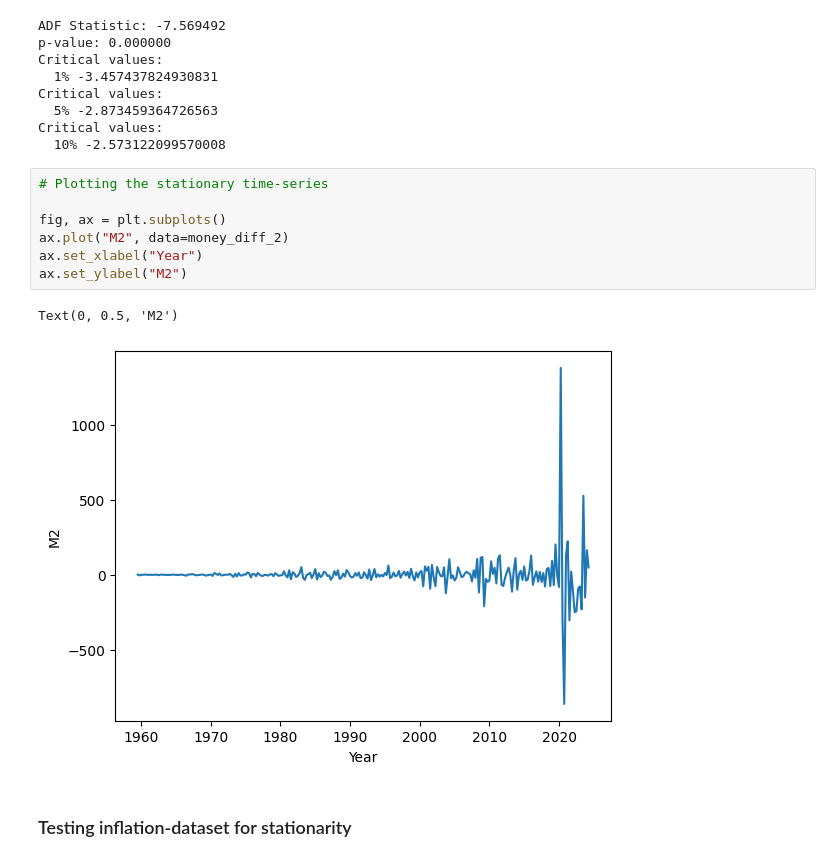
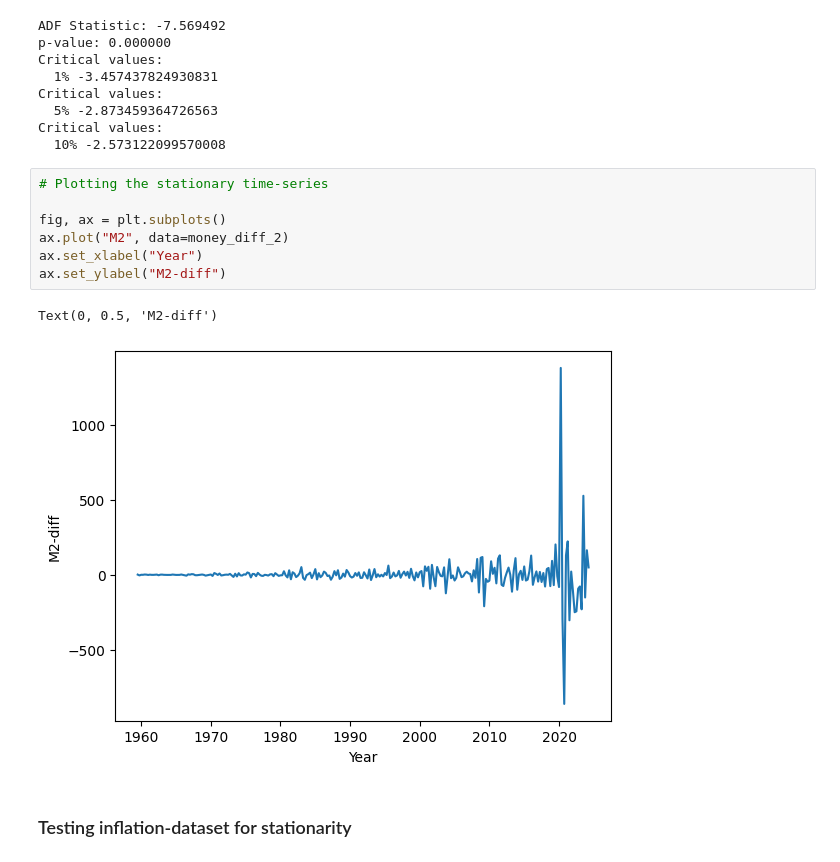
Before and after one commit to niklas0801/VAR_Models, a Jupyter notebook: VAR_model.ipynb, the cells around one changed output. Saved outputs shown, nothing was run; the diff lists cells and outputs as text.

```diff
--- a/VAR_model.ipynb
+++ b/VAR_model.ipynb
@@ -200,13 +200,13 @@ Critical values:
 # %%
 # Plotting the stationary time-series
 
 fig, ax = plt.subplots()
 ax.plot("M2", data=money_diff_2)
 ax.set_xlabel("Year")
-ax.set_ylabel("M2")
+ax.set_ylabel("M2-diff")
 # %% [output]
-Text(0, 0.5, 'M2')
+Text(0, 0.5, 'M2-diff')
-[figure, old version]
+[figure, new version]
 # %% [markdown]
 ### Testing inflation-dataset for stationarity
 # %%
```
Also changed, not shown: parts of 7 cells of this notebook.
